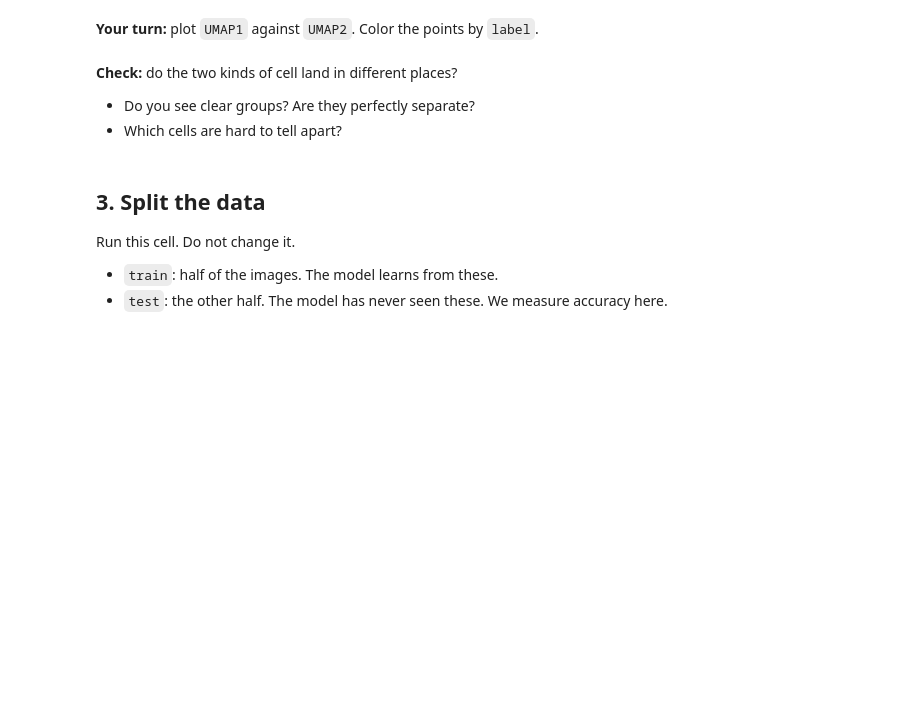
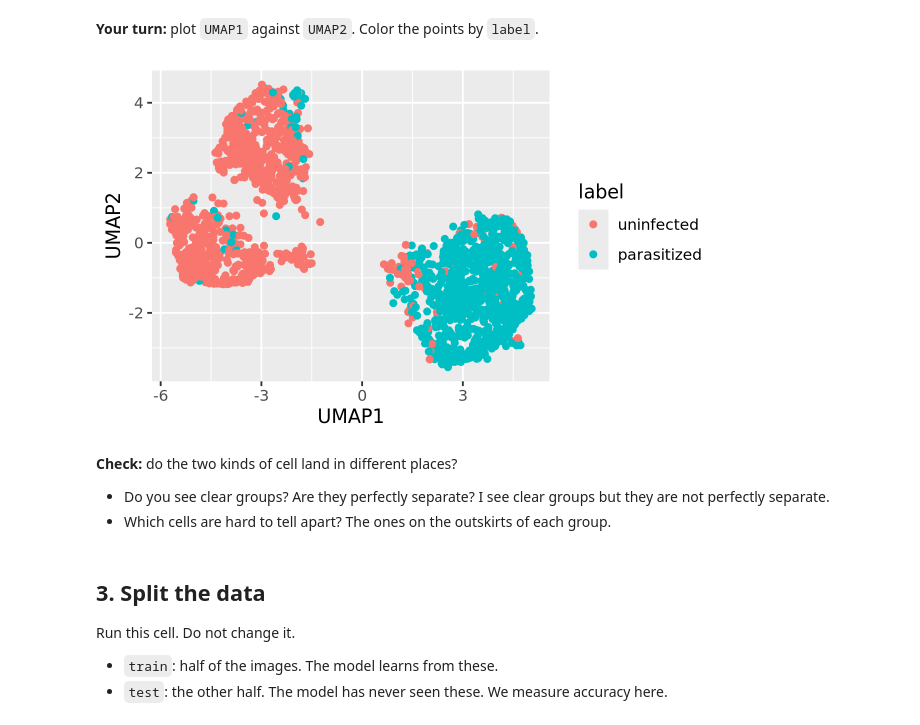
Before and after one commit to lillianytong/codespace, a Jupyter notebook: exercises/17-encoder-exercise.ipynb, the cells around one changed output. Drawn from its saved outputs; the diff is of its cells as text; code cells hidden in the pictures; blank space fills up the shorter version.

```diff
--- a/exercises/17-encoder-exercise.ipynb
+++ b/exercises/17-encoder-exercise.ipynb
@@ -44,12 +89,17 @@ umap_coords |> head()
 # %% [markdown]
 **Your turn:** plot `UMAP1` against `UMAP2`. Color the points by `label`.
 # %%
-# Chart code goes here
+ggplot(umap_coords, aes(x = UMAP1, y = UMAP2, color = label)) +
+    geom_point()
+# %% [output]
+[figure, added]
 # %% [markdown]
 **Check:** do the two kinds of cell land in different places?
 
 - Do you see clear groups? Are they perfectly separate?
+  I see clear groups but they are not perfectly separate.
 - Which cells are hard to tell apart?
+  The ones on the outskirts of each group.
 # %% [markdown]
 ## 3. Split the data
 
```
Also changed, not shown: parts of 10 cells of this notebook, 2 other files.
